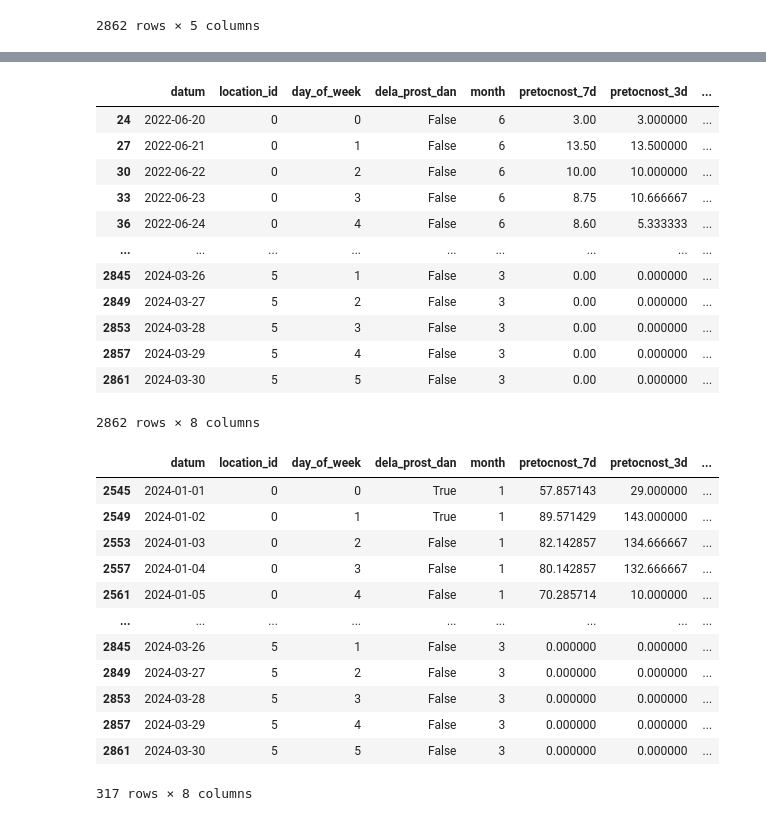
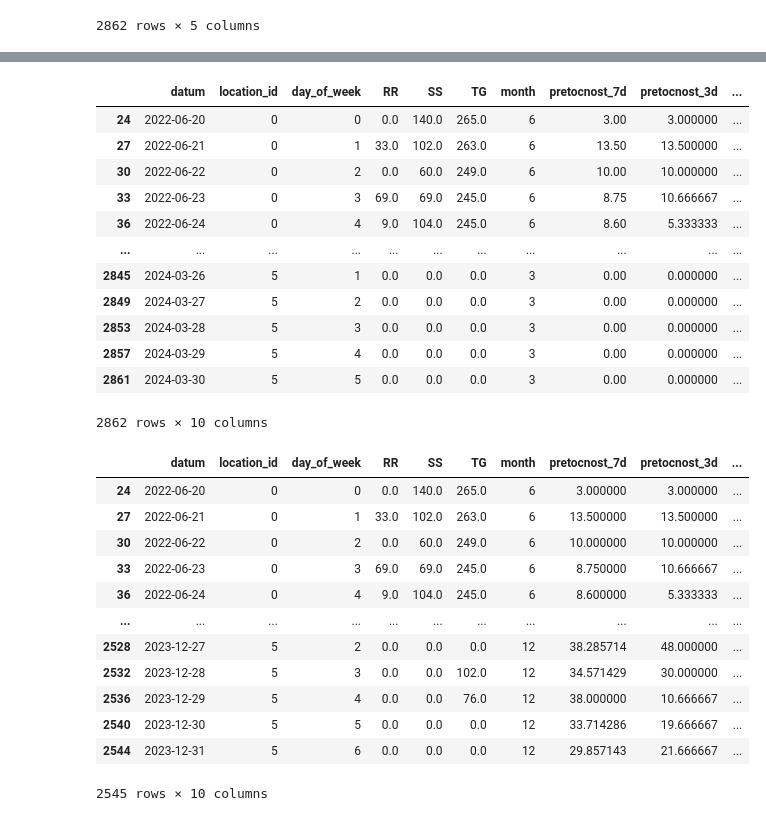
Before and after one commit to timopetric/eestech24, a Jupyter notebook: src/explore-planinstvo.ipynb, the cells around one changed output, grey strips where cells are left out. Drawn from its saved outputs; the diff is of its cells as text; code cells hidden in the pictures.

```diff
--- a/src/explore-planinstvo.ipynb
+++ b/src/explore-planinstvo.ipynb
@@ -137,0 +140,22 @@ df_new
+# %%
+df_vreme = pd.read_csv(OUT_VREME)
+
+# rename DATE to datum
+df_vreme = df_vreme.rename(columns={'DATE': 'datum'})
+
+# based on datum column from df add "praznik" column from df_vreme. join based on "datum" column that is only the date without time
+df_vreme['datum'] = pd.to_datetime(df_vreme['datum'])
+df['datum'] = pd.to_datetime(df['datum'])
+df_vreme['datum'] = df_vreme['datum'].dt.date
+df['datum'] = df['datum'].dt.date
+df_new = pd.merge(df, df_vreme, on='datum', how='left')
+
+# fill NaN values in "dela_prost_dan" column with False
+df_new['RR'] = df_new['RR'].fillna(0.0)
+df_new['SS'] = df_new['SS'].fillna(0.0)
+df_new['TG'] = df_new['TG'].fillna(0.0)
+
+# # set dela_prost_dan to True if day_of_week is 5 or 6
+# df_new['dela_prost_dan'] = df_new['dela_prost_dan'] | (df_new['day_of_week'] >= 5)
+
+df_new
@@ -199,45 +237,45 @@ df_new['pretocnost_q'] = df_new['pretocnost_q'].astype(int)
 df_new = df_new.drop(columns=['pretocnost'])
 df_new
 # %% [output]
-|  | datum | location_id | day_of_week | dela_prost_dan | month | pretocnost_7d | pretocnost_3d | ... |
-| 24 | 2022-06-20 | 0 | 0 | False | 6 | 3.00 | 3.000000 | ... |
-| 27 | 2022-06-21 | 0 | 1 | False | 6 | 13.50 | 13.500000 | ... |
-| 30 | 2022-06-22 | 0 | 2 | False | 6 | 10.00 | 10.000000 | ... |
-| 33 | 2022-06-23 | 0 | 3 | False | 6 | 8.75 | 10.666667 | ... |
-| 36 | 2022-06-24 | 0 | 4 | False | 6 | 8.60 | 5.333333 | ... |
-| ... | ... | ... | ... | ... | ... | ... | ... | ... |
-| 2845 | 2024-03-26 | 5 | 1 | False | 3 | 0.00 | 0.000000 | ... |
-| 2849 | 2024-03-27 | 5 | 2 | False | 3 | 0.00 | 0.000000 | ... |
-| 2853 | 2024-03-28 | 5 | 3 | False | 3 | 0.00 | 0.000000 | ... |
-| 2857 | 2024-03-29 | 5 | 4 | False | 3 | 0.00 | 0.000000 | ... |
-| 2861 | 2024-03-30 | 5 | 5 | False | 3 | 0.00 | 0.000000 | ... |
+|  | datum | location_id | day_of_week | RR | SS | TG | month | pretocnost_7d | pretocnost_3d | ... |
+| 24 | 2022-06-20 | 0 | 0 | 0.0 | 140.0 | 265.0 | 6 | 3.00 | 3.000000 | ... |
+| 27 | 2022-06-21 | 0 | 1 | 33.0 | 102.0 | 263.0 | 6 | 13.50 | 13.500000 | ... |
+| 30 | 2022-06-22 | 0 | 2 | 0.0 | 60.0 | 249.0 | 6 | 10.00 | 10.000000 | ... |
+| 33 | 2022-06-23 | 0 | 3 | 69.0 | 69.0 | 245.0 | 6 | 8.75 | 10.666667 | ... |
+| 36 | 2022-06-24 | 0 | 4 | 9.0 | 104.0 | 245.0 | 6 | 8.60 | 5.333333 | ... |
+| ... | ... | ... | ... | ... | ... | ... | ... | ... | ... | ... |
+| 2845 | 2024-03-26 | 5 | 1 | 0.0 | 0.0 | 0.0 | 3 | 0.00 | 0.000000 | ... |
+| 2849 | 2024-03-27 | 5 | 2 | 0.0 | 0.0 | 0.0 | 3 | 0.00 | 0.000000 | ... |
+| 2853 | 2024-03-28 | 5 | 3 | 0.0 | 0.0 | 0.0 | 3 | 0.00 | 0.000000 | ... |
+| 2857 | 2024-03-29 | 5 | 4 | 0.0 | 0.0 | 0.0 | 3 | 0.00 | 0.000000 | ... |
+| 2861 | 2024-03-30 | 5 | 5 | 0.0 | 0.0 | 0.0 | 3 | 0.00 | 0.000000 | ... |
-2862 rows × 8 columns
+2862 rows × 10 columns
 # %%
 # save to csv
 df_new.to_csv(OUT_PLANINSTVO_END, index=False)
 # %%
 # split data to train (2022 and 2023) and test (2024)
 df_train = df_new[df_new['datum'] < datetime.date(2024, 1, 1)]
 df_test = df_new[df_new['datum'] >= datetime.date(2024, 1, 1)]
 
-df_test
+df_train
 
 #split train on train and validation 80/20 split
 # train_df, val_df = df_train(df_train, test_size=0.2, random_state=42)
 # %% [output]
-|  | datum | location_id | day_of_week | dela_prost_dan | month | pretocnost_7d | pretocnost_3d | ... |
-| 2545 | 2024-01-01 | 0 | 0 | True | 1 | 57.857143 | 29.000000 | ... |
-| 2549 | 2024-01-02 | 0 | 1 | True | 1 | 89.571429 | 143.000000 | ... |
-| 2553 | 2024-01-03 | 0 | 2 | False | 1 | 82.142857 | 134.666667 | ... |
-| 2557 | 2024-01-04 | 0 | 3 | False | 1 | 80.142857 | 132.666667 | ... |
-| 2561 | 2024-01-05 | 0 | 4 | False | 1 | 70.285714 | 10.000000 | ... |
-| ... | ... | ... | ... | ... | ... | ... | ... | ... |
-| 2845 | 2024-03-26 | 5 | 1 | False | 3 | 0.000000 | 0.000000 | ... |
-| 2849 | 2024-03-27 | 5 | 2 | False | 3 | 0.000000 | 0.000000 | ... |
-| 2853 | 2024-03-28 | 5 | 3 | False | 3 | 0.000000 | 0.000000 | ... |
-| 2857 | 2024-03-29 | 5 | 4 | False | 3 | 0.000000 | 0.000000 | ... |
-| 2861 | 2024-03-30 | 5 | 5 | False | 3 | 0.000000 | 0.000000 | ... |
+|  | datum | location_id | day_of_week | RR | SS | TG | month | pretocnost_7d | pretocnost_3d | ... |
+| 24 | 2022-06-20 | 0 | 0 | 0.0 | 140.0 | 265.0 | 6 | 3.000000 | 3.000000 | ... |
+| 27 | 2022-06-21 | 0 | 1 | 33.0 | 102.0 | 263.0 | 6 | 13.500000 | 13.500000 | ... |
+| 30 | 2022-06-22 | 0 | 2 | 0.0 | 60.0 | 249.0 | 6 | 10.000000 | 10.000000 | ... |
+| 33 | 2022-06-23 | 0 | 3 | 69.0 | 69.0 | 245.0 | 6 | 8.750000 | 10.666667 | ... |
+| 36 | 2022-06-24 | 0 | 4 | 9.0 | 104.0 | 245.0 | 6 | 8.600000 | 5.333333 | ... |
+| ... | ... | ... | ... | ... | ... | ... | ... | ... | ... | ... |
+| 2528 | 2023-12-27 | 5 | 2 | 0.0 | 0.0 | 0.0 | 12 | 38.285714 | 48.000000 | ... |
+| 2532 | 2023-12-28 | 5 | 3 | 0.0 | 0.0 | 102.0 | 12 | 34.571429 | 30.000000 | ... |
+| 2536 | 2023-12-29 | 5 | 4 | 0.0 | 0.0 | 76.0 | 12 | 38.000000 | 10.666667 | ... |
+| 2540 | 2023-12-30 | 5 | 5 | 0.0 | 0.0 | 0.0 | 12 | 33.714286 | 19.666667 | ... |
+| 2544 | 2023-12-31 | 5 | 6 | 0.0 | 0.0 | 0.0 | 12 | 29.857143 | 21.666667 | ... |
-317 rows × 8 columns
+2545 rows × 10 columns
 # %%
 # remove "datum" column
 df_train = df_train.drop(columns=['datum'])
```
Also changed, not shown: parts of 7 cells of this notebook, 1 other file.
